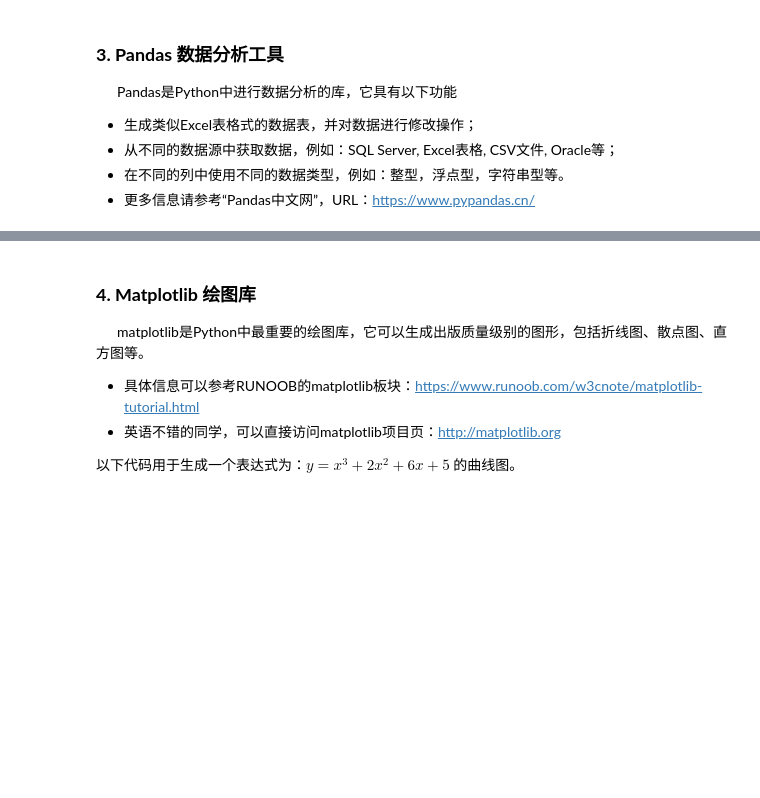
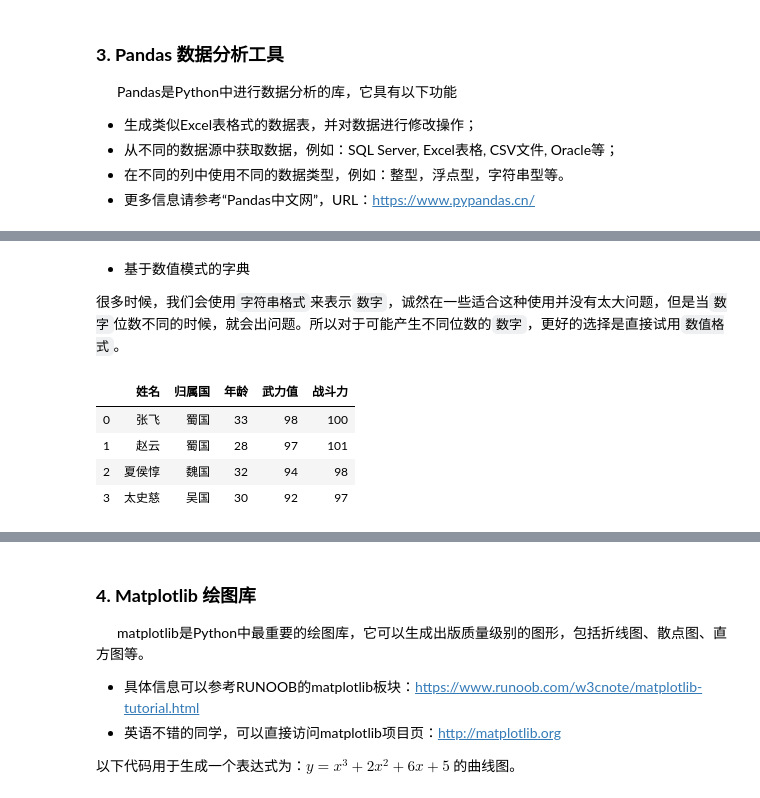
Before and after one commit to ouxinyu/Teaching, a Jupyter notebook: MachineLearning/Notebooks/Ch02Installations.ipynb, the cells around one changed output, grey strips where cells are left out. Saved outputs shown, nothing was run; the diff lists cells and outputs as text; code cells hidden in the pictures; blank space fills up the shorter version.

```diff
--- a/MachineLearning/Notebooks/Ch02Installations.ipynb
+++ b/MachineLearning/Notebooks/Ch02Installations.ipynb
@@ -237 +238,26 @@ display(data_frame)
+# %% [markdown]
+- 基于数值模式的字典
+
+很多时候，我们会使用`字符串格式`来表示`数字`，诚然在一些适合这种使用并没有太大问题，但是当`数字`位数不同的时候，就会出问题。所以对于可能产生不同位数的`数字`，更好的选择是直接试用`数值格式`。
+# %%
+# 使用import关键字引入pandas库，为了简便使用缩写 “pd”来表示pandas库。
+import pandas as pd
+
+# 使用字典数据类型创建一个数据表，并用pandas库的DataFrame数据结构进行显示
+data = {"姓名":["张飞","赵云","夏侯惇","太史慈"],
+        "归属国":["蜀国","蜀国","魏国","吴国"],
+        "年龄":[33,28,32,30],
+        "武力值":[98,97,94,92],
+        "战斗力":[100,101,98,97]
+}
+
+data_frame = pd.DataFrame(data) # 将字典数据类型转换成pandas数据类型
+display(data_frame)
+# 值得注意的是display是Jupyter-iPython内置函数，所以在VS中是不起作用。
+# %% [output]
+|  | 姓名 | 归属国 | 年龄 | 武力值 | 战斗力 |
+| 0 | 张飞 | 蜀国 | 33 | 98 | 100 |
+| 1 | 赵云 | 蜀国 | 28 | 97 | 101 |
+| 2 | 夏侯惇 | 魏国 | 32 | 94 | 98 |
+| 3 | 太史慈 | 吴国 | 30 | 92 | 97 |
 # %% [markdown]
```
Also changed, not shown: parts of 9 cells of this notebook, 1 other file.
